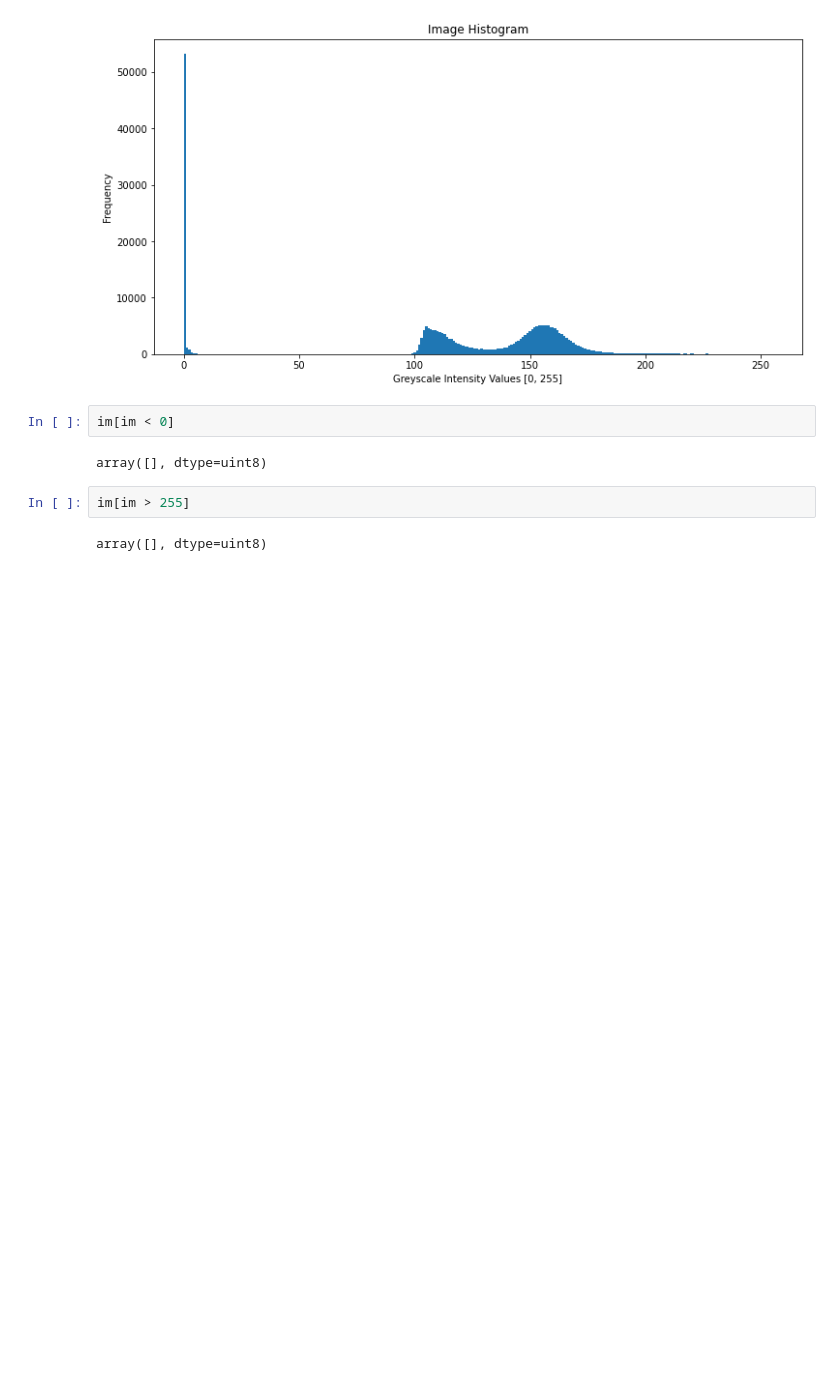
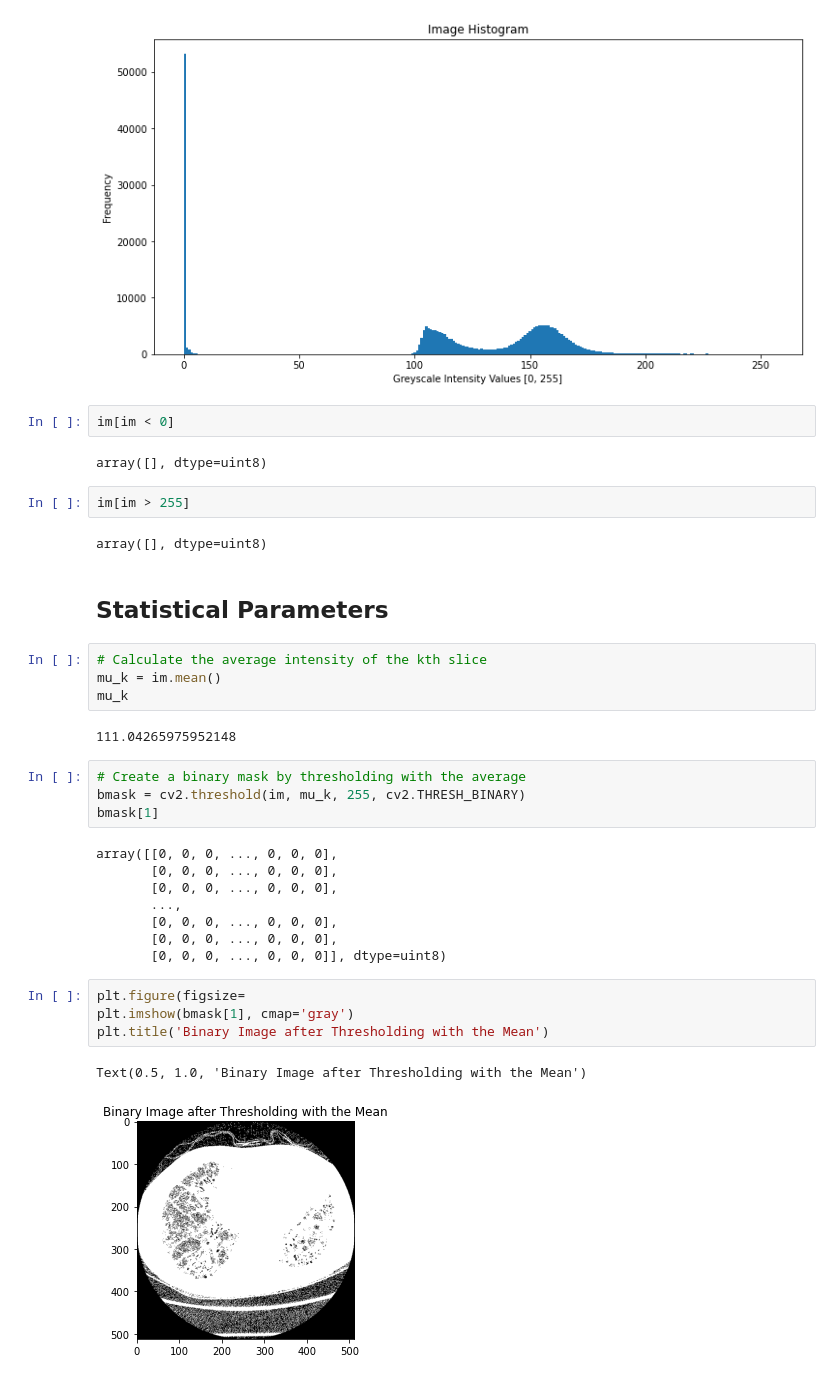
Before and after one commit to anushkahebbar/cardiac-segmentation, a Jupyter notebook: Slice Preprocessing.ipynb, the cells around one changed output. Saved outputs shown, nothing was run; the diff lists cells and outputs as text; blank space fills up the shorter version.

Commit message:
Binary thresholding

```diff
--- a/Slice Preprocessing.ipynb
+++ b/Slice Preprocessing.ipynb
@@ -87,7 +87,34 @@ plt.show()
 im[im < 0]
 # %% [output]
 array([], dtype=uint8)
-# %%
-im[im > 255]
-# %% [output]
-array([], dtype=uint8)
+# %%
+im[im > 255]
+# %% [output]
+array([], dtype=uint8)
+# %% [markdown]
+## Statistical Parameters
+# %%
+# Calculate the average intensity of the kth slice
+mu_k = im.mean()
+mu_k
+# %% [output]
+111.04265975952148
+# %%
+# Create a binary mask by thresholding with the average
+bmask = cv2.threshold(im, mu_k, 255, cv2.THRESH_BINARY)
+bmask[1]
+# %% [output]
+array([[0, 0, 0, ..., 0, 0, 0],
+       [0, 0, 0, ..., 0, 0, 0],
+       [0, 0, 0, ..., 0, 0, 0],
+       ...,
+       [0, 0, 0, ..., 0, 0, 0],
+       [0, 0, 0, ..., 0, 0, 0],
+       [0, 0, 0, ..., 0, 0, 0]], dtype=uint8)
+# %%
+plt.figure(figsize=
+plt.imshow(bmask[1], cmap='gray')
+plt.title('Binary Image after Thresholding with the Mean')
+# %% [output]
+Text(0.5, 1.0, 'Binary Image after Thresholding with the Mean')
+[figure, added]
```
Also changed, not shown: parts of 5 cells of this notebook.
